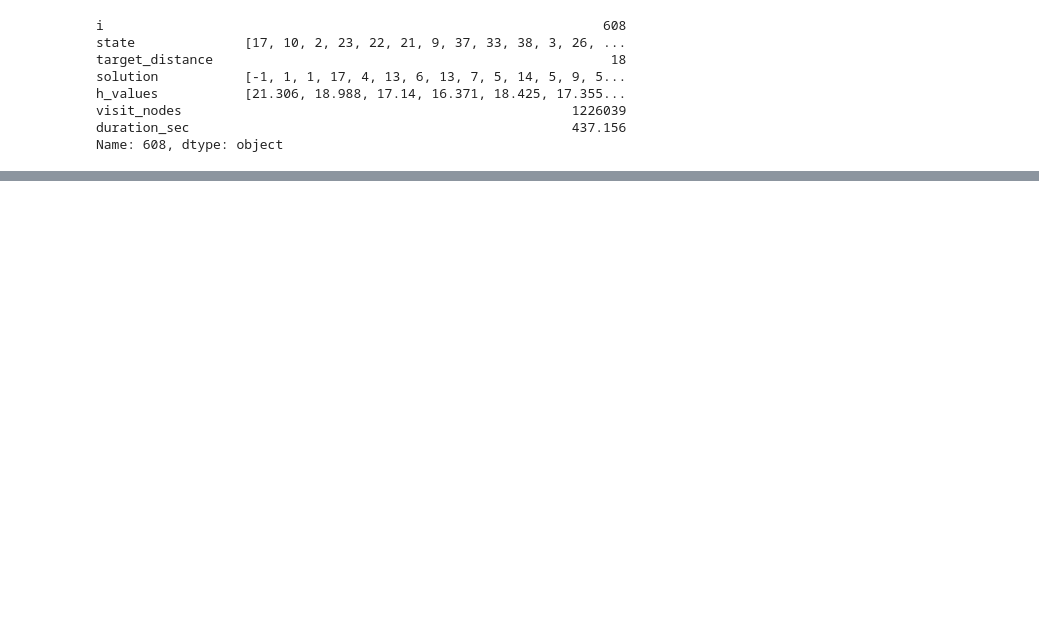
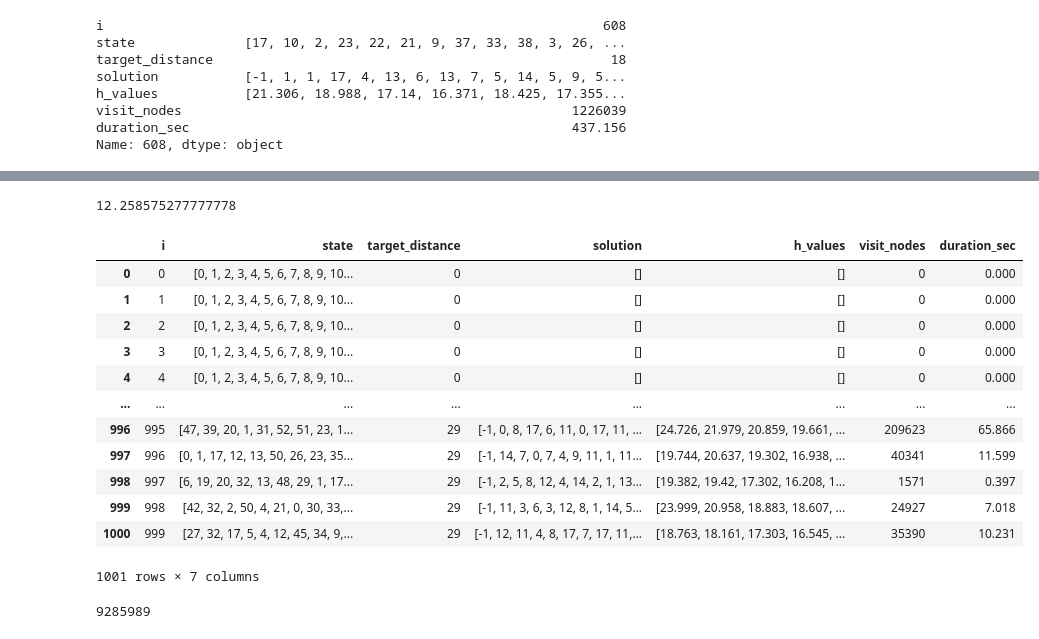
Before and after one commit to tttzof351/DeepDeepCube, a Jupyter notebook: notebooks/playground.ipynb, the cells around one changed output, grey strips where cells are left out. Saved outputs shown, nothing was run; the diff lists cells and outputs as text; code cells hidden in the pictures; blank space fills up the shorter version.

```diff
--- a/notebooks/playground.ipynb
+++ b/notebooks/playground.ipynb
@@ -175,0 +222,24 @@ df
+# %%
+df["duration_sec"].sum() / 3600
+# %% [output]
+12.258575277777778
+# %%
+df
+# %% [output]
+|  | i | state | target_distance | solution | h_values | visit_nodes | duration_sec |
+| 0 | 0 | [0, 1, 2, 3, 4, 5, 6, 7, 8, 9, 10... | 0 | [] | [] | 0 | 0.000 |
+| 1 | 1 | [0, 1, 2, 3, 4, 5, 6, 7, 8, 9, 10... | 0 | [] | [] | 0 | 0.000 |
+| 2 | 2 | [0, 1, 2, 3, 4, 5, 6, 7, 8, 9, 10... | 0 | [] | [] | 0 | 0.000 |
+| 3 | 3 | [0, 1, 2, 3, 4, 5, 6, 7, 8, 9, 10... | 0 | [] | [] | 0 | 0.000 |
+| 4 | 4 | [0, 1, 2, 3, 4, 5, 6, 7, 8, 9, 10... | 0 | [] | [] | 0 | 0.000 |
+| ... | ... | ... | ... | ... | ... | ... | ... |
+| 996 | 995 | [47, 39, 20, 1, 31, 52, 51, 23, 1... | 29 | [-1, 0, 8, 17, 6, 11, 0, 17, 11, ... | [24.726, 21.979, 20.859, 19.661, ... | 209623 | 65.866 |
+| 997 | 996 | [0, 1, 17, 12, 13, 50, 26, 23, 35... | 29 | [-1, 14, 7, 0, 7, 4, 9, 11, 1, 11... | [19.744, 20.637, 19.302, 16.938, ... | 40341 | 11.599 |
+| 998 | 997 | [6, 19, 20, 32, 13, 48, 29, 1, 17... | 29 | [-1, 2, 5, 8, 12, 4, 14, 2, 1, 13... | [19.382, 19.42, 17.302, 16.208, 1... | 1571 | 0.397 |
+| 999 | 998 | [42, 32, 2, 50, 4, 21, 0, 30, 33,... | 29 | [-1, 11, 3, 6, 3, 12, 8, 1, 14, 5... | [23.999, 20.958, 18.883, 18.607, ... | 24927 | 7.018 |
+| 1000 | 999 | [27, 32, 17, 5, 4, 12, 45, 34, 9,... | 29 | [-1, 12, 11, 4, 8, 17, 7, 17, 11,... | [18.763, 18.161, 17.303, 16.545, ... | 35390 | 10.231 |
+1001 rows × 7 columns
+# %%
+df["visit_nodes"].max()
+# %% [output]
+9285989
```
Also changed, not shown: parts of 17 cells of this notebook, 4 other files.
